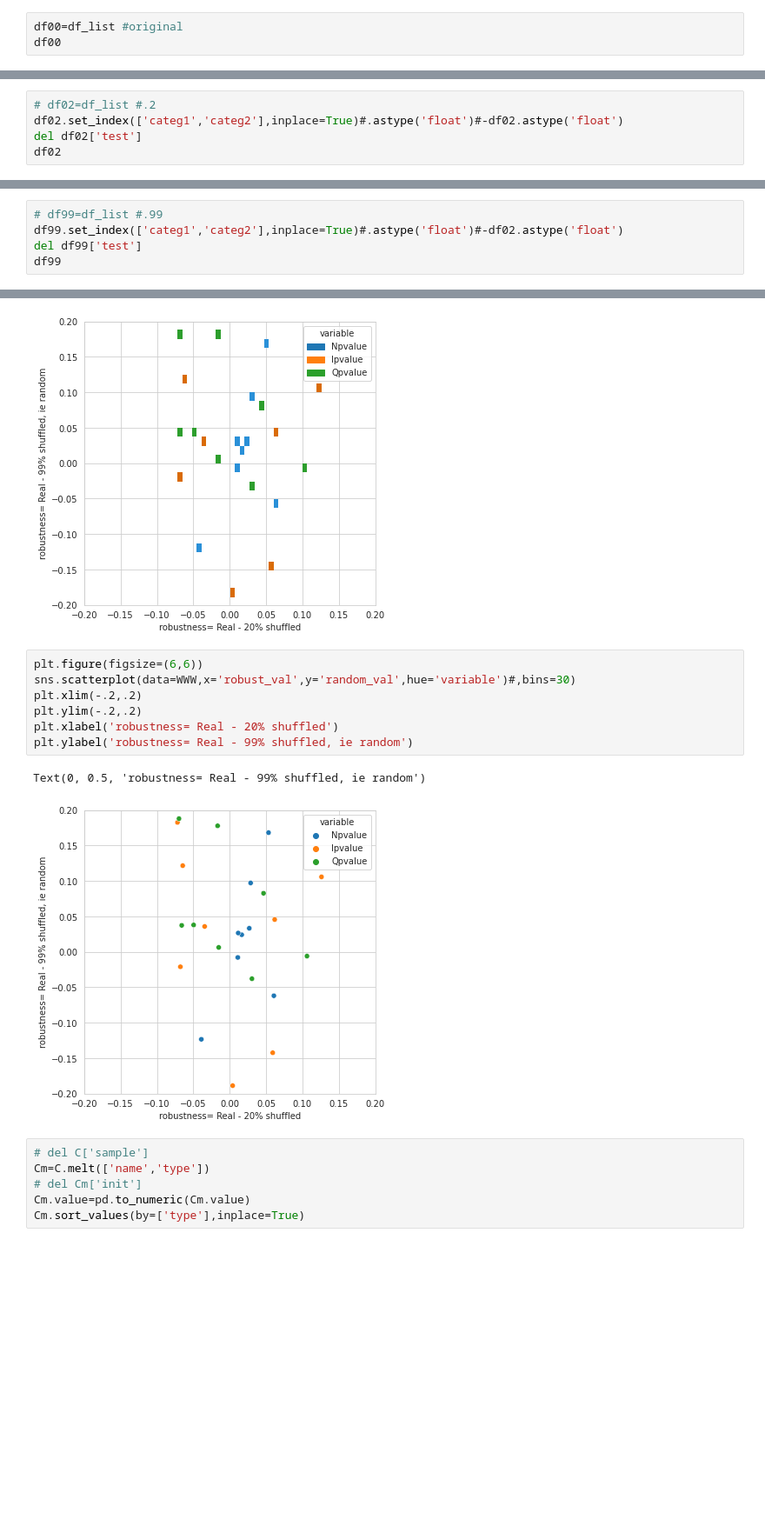
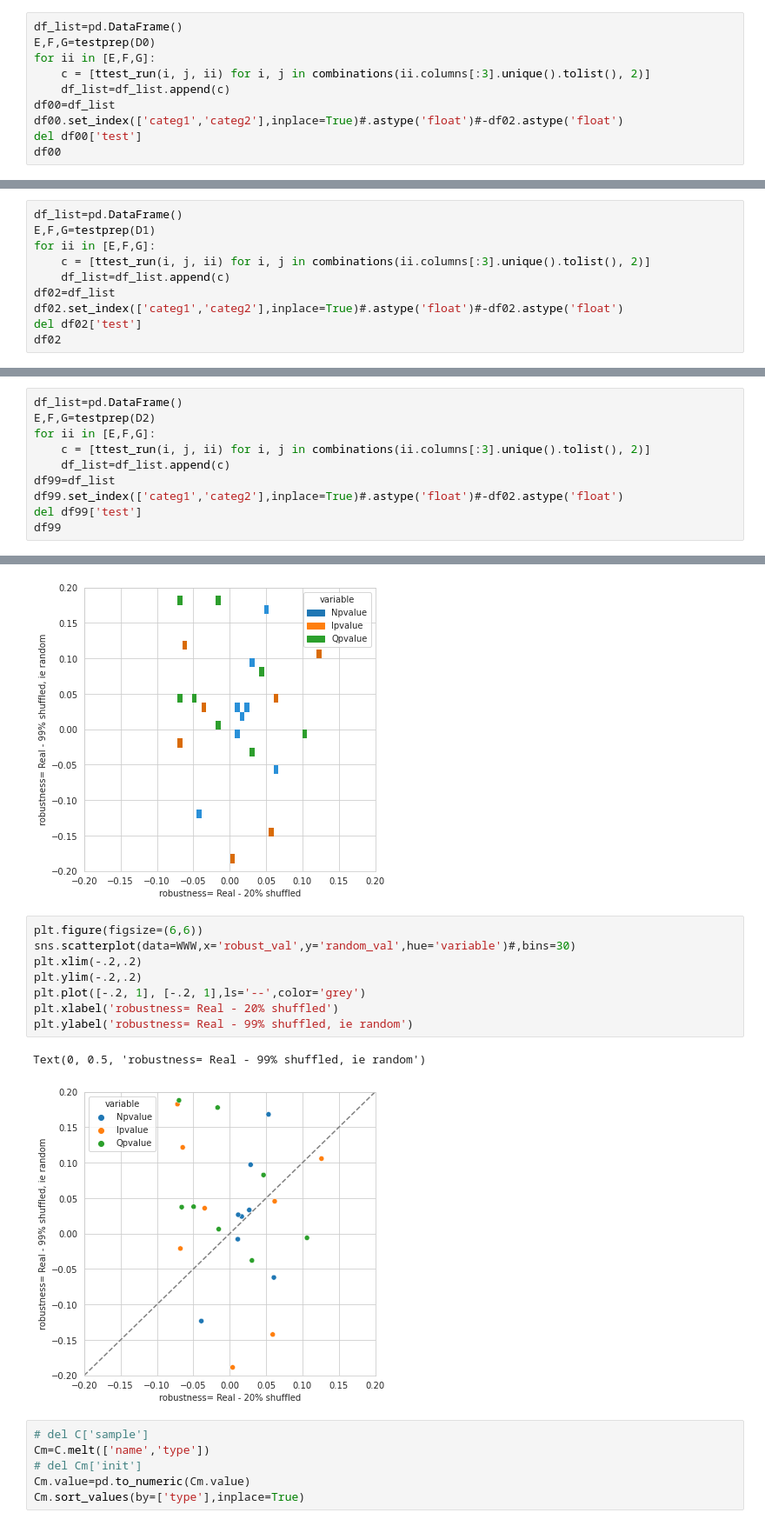
Before and after one commit to dcolinmorgan/gcn, a Jupyter notebook: gcn.ipynb, the cells around one changed output, grey strips where cells are left out. Shown at 87% size. Drawn from its saved outputs; the diff is of its cells as text; blank space fills up the shorter version.

```diff
--- a/gcn.ipynb
+++ b/gcn.ipynb
@@ -1297,6 +1397,13 @@ for ii in [E,F,G]:
 
 # final_df = pd.concat(df_list, ignore_index = True)
 # %%
-df00=df_list #original
+df_list=pd.DataFrame()
+E,F,G=testprep(D0)
+for ii in [E,F,G]:
+    c = [ttest_run(i, j, ii) for i, j in combinations(ii.columns[:3].unique().tolist(), 2)]
+    df_list=df_list.append(c)
+df00=df_list
+df00.set_index(['categ1','categ2'],inplace=True)#.astype('float')#-df02.astype('float')
+del df00['test']
 df00
 # %% [output]
@@ -1313,5 +1421,10 @@ df00
 # %%
-# df02=df_list #.2
+df_list=pd.DataFrame()
+E,F,G=testprep(D1)
+for ii in [E,F,G]:
+    c = [ttest_run(i, j, ii) for i, j in combinations(ii.columns[:3].unique().tolist(), 2)]
+    df_list=df_list.append(c)
+df02=df_list
 df02.set_index(['categ1','categ2'],inplace=True)#.astype('float')#-df02.astype('float')
 del df02['test']
 df02
@@ -1328,7 +1441,12 @@ df02
 |  | OTHER_02ST | -0.700303 | 0.305535 | -0.563110 | 0.336754 | -1.479740 | 0.189170 |
 | OTHER_01ST | OTHER_02ST | 0.675934 | 0.284384 | 1.208744 | 0.175137 | -0.824324 | 0.248209 |
 # %%
-# df99=df_list #.99
+df_list=pd.DataFrame()
+E,F,G=testprep(D2)
+for ii in [E,F,G]:
+    c = [ttest_run(i, j, ii) for i, j in combinations(ii.columns[:3].unique().tolist(), 2)]
+    df_list=df_list.append(c)
+df99=df_list
 df99.set_index(['categ1','categ2'],inplace=True)#.astype('float')#-df02.astype('float')
 del df99['test']
 df99
@@ -1385,13 +1487,14 @@ Text(0, 0.5, 'robustness= Real - 99% shuffled, ie random')
 # %%
 plt.figure(figsize=(6,6))
 sns.scatterplot(data=WWW,x='robust_val',y='random_val',hue='variable')#,bins=30)
 plt.xlim(-.2,.2)
 plt.ylim(-.2,.2)
+plt.plot([-.2, 1], [-.2, 1],ls='--',color='grey')
 plt.xlabel('robustness= Real - 20% shuffled')
 plt.ylabel('robustness= Real - 99% shuffled, ie random')
 # %% [output]
 Text(0, 0.5, 'robustness= Real - 99% shuffled, ie random')
-[figure, old version]
+[figure, new version]
 # %%
 # del C['sample']
 Cm=C.melt(['name','type'])
```
Also changed, not shown: parts of 88 cells of this notebook, 4 other files.
